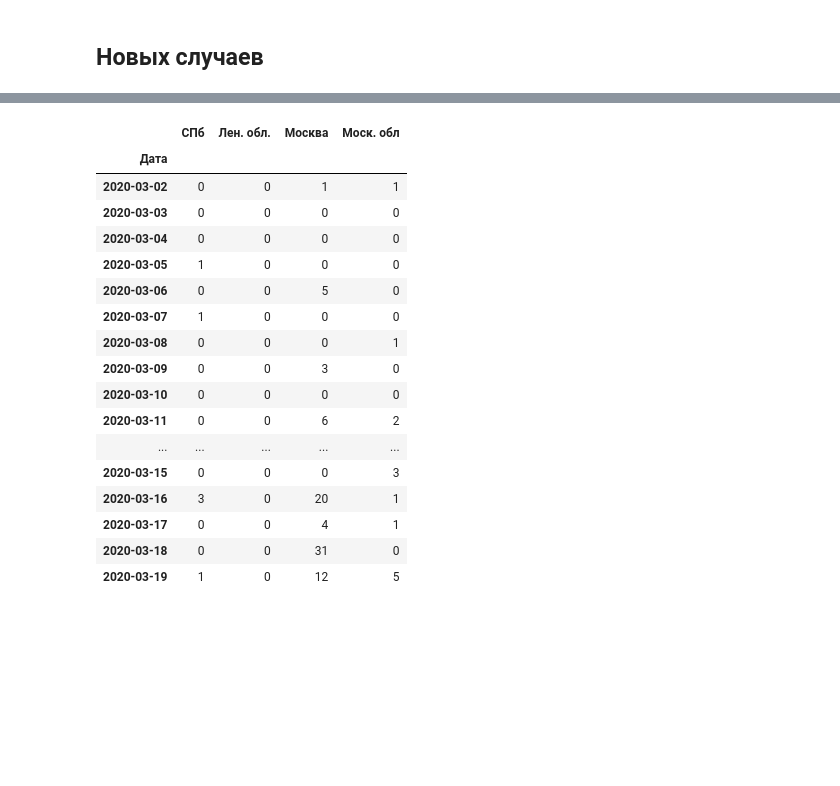
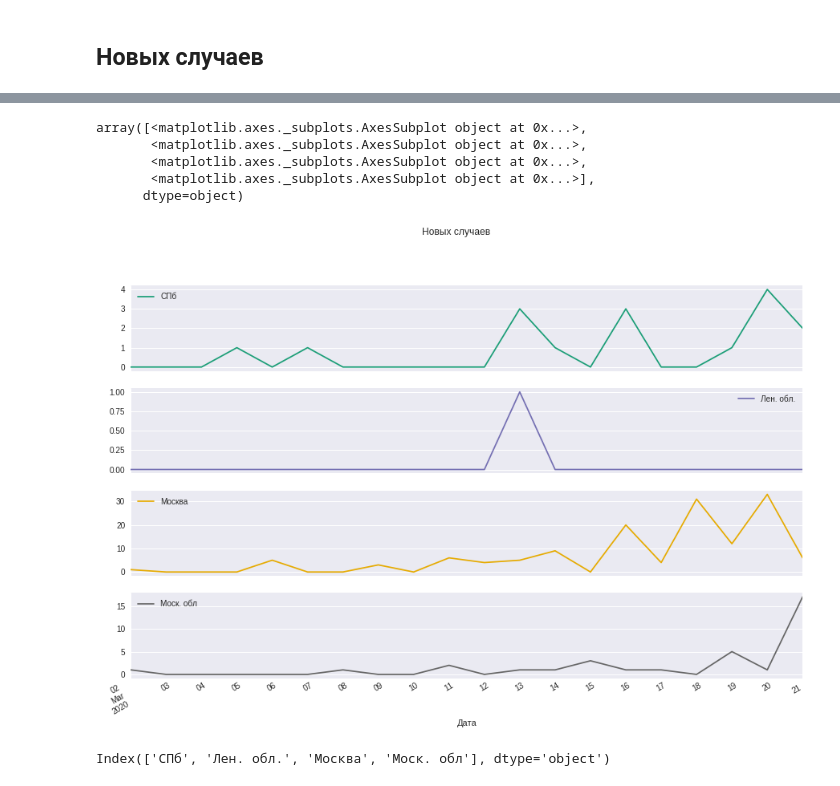
Before and after one commit to smeyashka/corona, a Jupyter notebook: graph.ipynb, the cells around one changed output, grey strips where cells are left out. Drawn from its saved outputs; the diff is of its cells as text; code cells hidden in the pictures; blank space fills up the shorter version.

```diff
--- a/graph.ipynb
+++ b/graph.ipynb
@@ -95,21 +37,13 @@ new_case.columns = new_case.columns.str.strip()
+# %%
+new_case.plot(subplots = True, title = "Новых случаев", colormap='Dark2')
+# %% [output]
+array([<matplotlib.axes._subplots.AxesSubplot object at 0x...>,
+       <matplotlib.axes._subplots.AxesSubplot object at 0x...>,
+       <matplotlib.axes._subplots.AxesSubplot object at 0x...>,
+       <matplotlib.axes._subplots.AxesSubplot object at 0x...>],
+      dtype=object)
+[figure, added]
 # %%
-new_case
+new_case.keys()
 # %% [output]
-|  | СПб | Лен. обл. | Москва | Моск. обл |
-| Дата |  |  |  |  |
-| 2020-03-02 | 0 | 0 | 1 | 1 |
-| 2020-03-03 | 0 | 0 | 0 | 0 |
-| 2020-03-04 | 0 | 0 | 0 | 0 |
-| 2020-03-05 | 1 | 0 | 0 | 0 |
-| 2020-03-06 | 0 | 0 | 5 | 0 |
-| 2020-03-07 | 1 | 0 | 0 | 0 |
-| 2020-03-08 | 0 | 0 | 0 | 1 |
-| 2020-03-09 | 0 | 0 | 3 | 0 |
-| 2020-03-10 | 0 | 0 | 0 | 0 |
-| 2020-03-11 | 0 | 0 | 6 | 2 |
-| ... | ... | ... | ... | ... |
-| 2020-03-15 | 0 | 0 | 0 | 3 |
-| 2020-03-16 | 3 | 0 | 20 | 1 |
-| 2020-03-17 | 0 | 0 | 4 | 1 |
-| 2020-03-18 | 0 | 0 | 31 | 0 |
-| 2020-03-19 | 1 | 0 | 12 | 5 |
+Index(['СПб', 'Лен. обл.', 'Москва', 'Моск. обл'], dtype='object')
```
Also changed, not shown: parts of 20 cells of this notebook, 3 other files.
